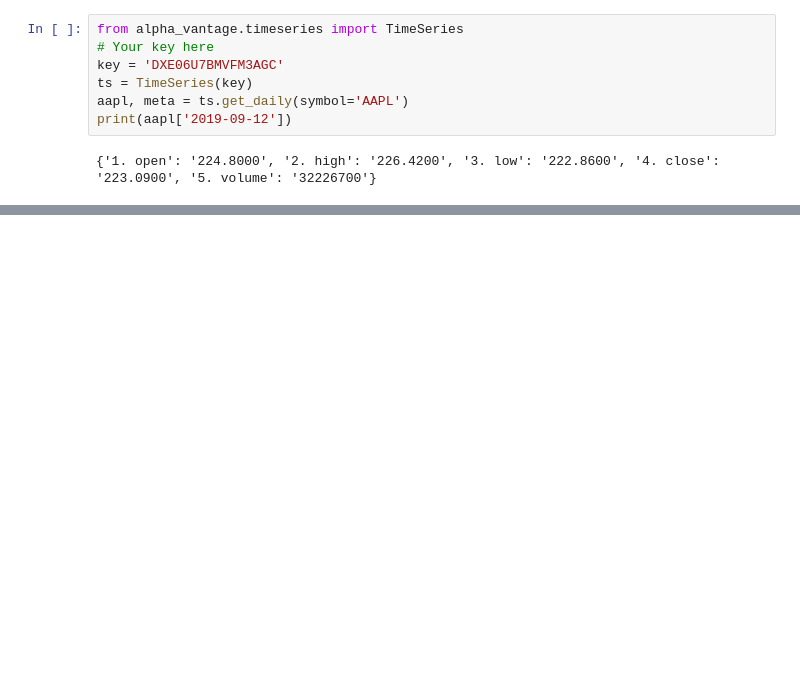
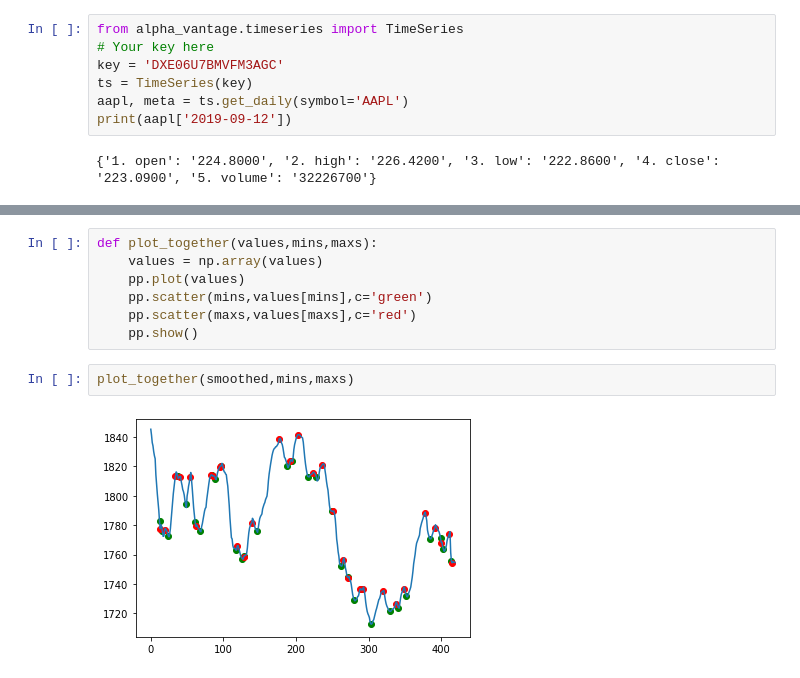
Before and after one commit to krishansubudhi/IntelligentBroker, a Jupyter notebook: GetData.ipynb, the cells around one changed output, grey strips where cells are left out. Saved outputs shown, nothing was run; the diff lists cells and outputs as text; blank space fills up the shorter version.

```diff
--- a/GetData.ipynb
+++ b/GetData.ipynb
@@ -97,0 +65,11 @@ math.*?
+# %%
+def plot_together(values,mins,maxs):
+    values = np.array(values)
+    pp.plot(values)
+    pp.scatter(mins,values[mins],c='green')
+    pp.scatter(maxs,values[maxs],c='red')
+    pp.show()
+# %%
+plot_together(smoothed,mins,maxs)
+# %% [output]
+[figure, added]
```
Also changed, not shown: parts of 15 cells of this notebook.
